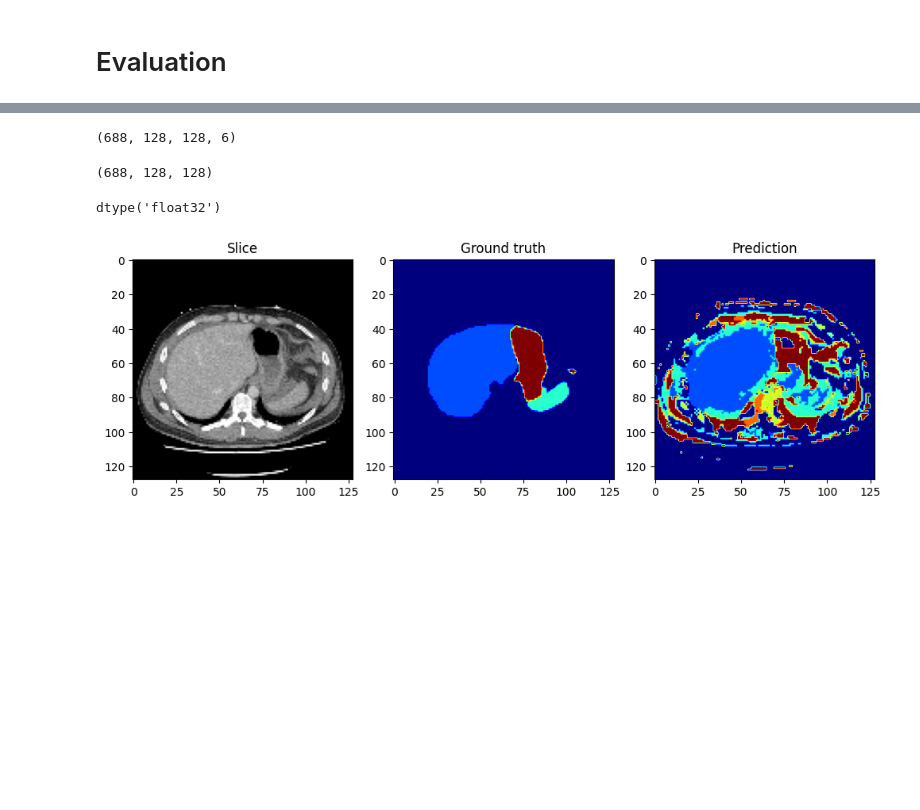
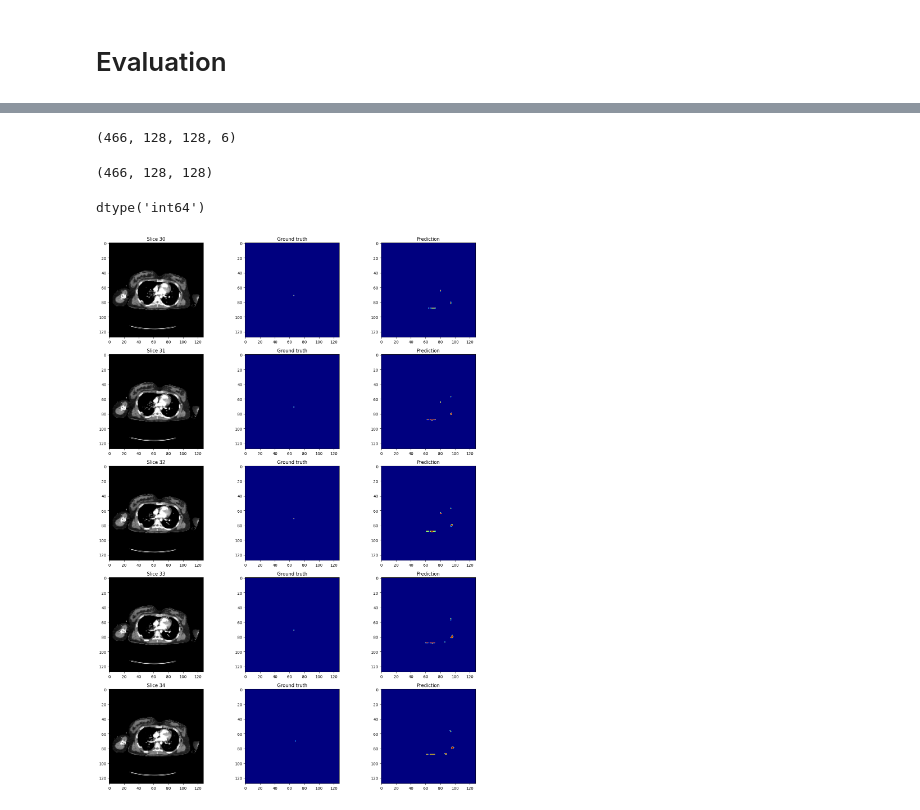
Before and after one commit to PedroAMtz/RSNA_Abdominal_Trauma, a Jupyter notebook: experiments/UNET_Segmentation/U_Net.ipynb, the cells around one changed output, grey strips where cells are left out. Saved outputs shown, nothing was run; the diff lists cells and outputs as text; code cells hidden in the pictures; blank space fills up the shorter version.

Commit message:
Cleaning predicted segmentations

```diff
--- a/experiments/UNET_Segmentation/U_Net.ipynb
+++ b/experiments/UNET_Segmentation/U_Net.ipynb
@@ -319,12 +326,12 @@ training_plot(["loss", "dice_coef_multilabel", "mean_io_u", "accuracy"], history
 # %%
 from tensorflow.keras.models import load_model
 
-Unet = load_model('/content/drive/MyDrive/RSNA_Abdominal_Trauma_Segmentations/Models/UnetV_65_epochs.h5', custom_objects={'lossFunc': weightedLoss, 'dice_coef_multilabel': dice_coef_multilabel})
+Unet = load_model('/content/drive/MyDrive/RSNA_Abdominal_Trauma_Segmentations/Models/UnetV_65_epochs_BU.h5', custom_objects={'lossFunc': weightedLoss, 'dice_coef_multilabel': dice_coef_multilabel})
 # %%
 class_weights = [0.17649986,  7.78453571, 41.53978194, 65.20657672, 96.75504125,  6.40743063]
 Unet.compile(optimizer=tf.keras.optimizers.Adam(learning_rate=0.001), loss=weightedLoss(tf.keras.losses.categorical_crossentropy, class_weights), metrics=[dice_coef_multilabel, tf.keras.metrics.MeanIoU(num_classes=6), "accuracy"])
 # %%
-with open(f'/content/drive/MyDrive/RSNA_Abdominal_Trauma_Segmentations/Data/Validation_data/X_y_65504_55928_.npy', 'rb') as f:
+with open(f'/content/drive/MyDrive/RSNA_Abdominal_Trauma_Segmentations/Data/Validation_data/X_y_8848_7384_.npy', 'rb') as f:
         X_val = np.load(f, allow_pickle = True)
         y_val = np.load(f, allow_pickle = True)
 # %%
@@ -343,33 +350,51 @@ y_pred_argmax=np.argmax(y_pred, axis=3)
 # %%
 y_pred.shape
 # %% [output]
-(688, 128, 128, 6)
+(466, 128, 128, 6)
 # %%
 y_pred_argmax=np.argmax(y_pred, axis=3)
 y_pred_argmax.shape
 # %% [output]
-(688, 128, 128)
+(466, 128, 128)
-# %%
-y_pred[100,:,:,5].dtype
-# %% [output]
-dtype('float32')
-# %%
-index = 100
-
-fig, axes = plt.subplots(1, 3, figsize=(10, 4))
-
-axes[0].imshow(X_val[index,:,:], cmap='gray')
-axes[0].set_title('Slice')
-
-axes[1].imshow(y_val[index,:,:], cmap='jet')
-axes[1].set_title('Ground truth')
-
-axes[2].imshow(y_pred_argmax[index,:,:], cmap='jet')
-axes[2].set_title('Prediction')
-
-plt.tight_layout()
-
-# Show the plot
-plt.show()
-# %% [output]
-[figure, removed]
+# %%
+y_pred_argmax.dtype
+# %% [output]
+dtype('int64')
+# %%
+num_slices = 5
+index = 30
+label = 1
+
+# Create a figure and axes for subplots
+fig, axes = plt.subplots(num_slices, 3, figsize=(15, 4 * num_slices))
+
+# Loop through the slices and plot each one
+for i in range(num_slices):
+
+    # Define the threshold for near-maximum values
+    threshold = 0.109  # Adjust this threshold as needed
+
+    # Find the maximum value in the array
+    max_value = np.max(y_pred[index + i, :, :, label])
+
+    # Create a binary mask that selects values within the threshold range of the maximum value
+    near_max_mask = np.abs(y_pred[index + i, :, :, label] - max_value) <= threshold
+
+    # Use the binary mask to retain values within the threshold range, set others to zero
+    filtered_mask = np.where(near_max_mask, y_pred[index + i, :, :, label], 0.0)
+    axes[i, 0].imshow(X_val[index + i, :, :], cmap='gray')
+    axes[i, 0].set_title(f'Slice {index + i}')
+
+    axes[i, 1].imshow(y_train_cat[index + i, :, :,label], cmap='jet')
+    axes[i, 1].set_title('Ground truth')
+
+    axes[i, 2].imshow(filtered_mask, cmap='jet')
+    axes[i, 2].set_title('Prediction')
+
+# Adjust layout and spacing
+plt.tight_layout()
+
+# Show the plot
+plt.show()
+# %% [output]
+[figure, added]
```
Also changed, not shown: parts of 11 cells of this notebook.
